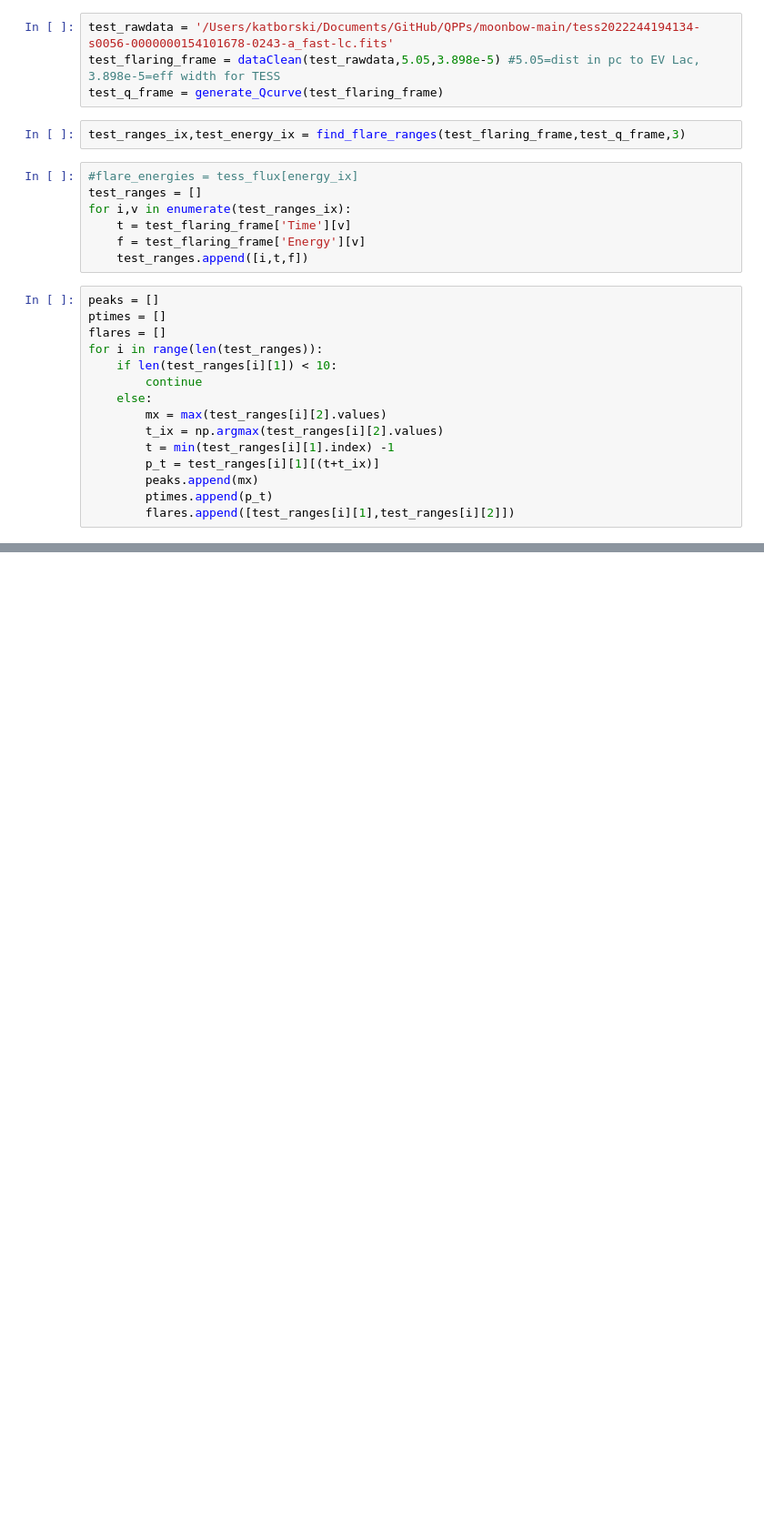
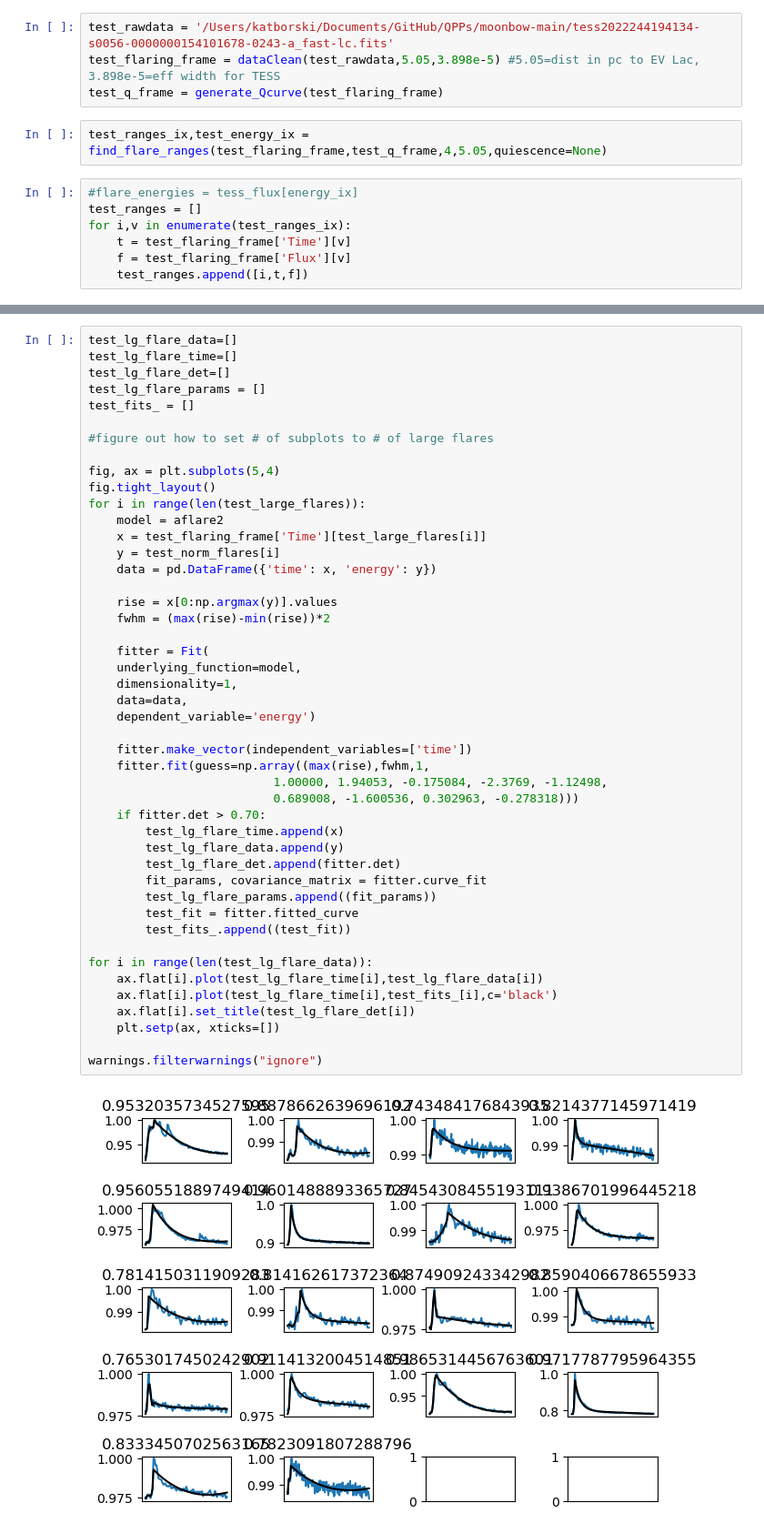
Before and after one commit to MillionConcepts/tess_swift_afpsc, a Jupyter notebook: QPPs/moonbow-main/moonbow/QPP_find.ipynb, the cells around one changed output, grey strips where cells are left out. Shown: that part at 91% size. Drawn from its saved outputs; the diff is of its cells as text; blank space fills up the shorter version.

```diff
--- a/QPPs/moonbow-main/moonbow/QPP_find.ipynb
+++ b/QPPs/moonbow-main/moonbow/QPP_find.ipynb
@@ -375,26 +362,11 @@ test_rawdata = '/Users/katborski/Documents/GitHub/QPPs/moonbow-main/tess20222441
 test_flaring_frame = dataClean(test_rawdata,5.05,3.898e-5) #5.05=dist in pc to EV Lac, 3.898e-5=eff width for TESS
 test_q_frame = generate_Qcurve(test_flaring_frame)
 # %%
-test_ranges_ix,test_energy_ix = find_flare_ranges(test_flaring_frame,test_q_frame,3)
+test_ranges_ix,test_energy_ix = find_flare_ranges(test_flaring_frame,test_q_frame,4,5.05,quiescence=None)
 # %%
 #flare_energies = tess_flux[energy_ix]
 test_ranges = []
 for i,v in enumerate(test_ranges_ix):
     t = test_flaring_frame['Time'][v]
-    f = test_flaring_frame['Energy'][v]
+    f = test_flaring_frame['Flux'][v]
     test_ranges.append([i,t,f])
-# %%
-peaks = []
-ptimes = []
-flares = []
-for i in range(len(test_ranges)):
-    if len(test_ranges[i][1]) < 10:
-        continue
-    else:
-        mx = max(test_ranges[i][2].values)
-        t_ix = np.argmax(test_ranges[i][2].values)
-        t = min(test_ranges[i][1].index) -1
-        p_t = test_ranges[i][1][(t+t_ix)]
-        peaks.append(mx)
-        ptimes.append(p_t)
-        flares.append([test_ranges[i][1],test_ranges[i][2]])
@@ -455,0 +399,48 @@ curve.iloc[ix_range[0]+1]['Time']-curve.iloc[ix_range[0]]['Time']) > 1000
+# %%
+test_lg_flare_data=[]
+test_lg_flare_time=[]
+test_lg_flare_det=[]
+test_lg_flare_params = []
+test_fits_ = []
+
+#figure out how to set # of subplots to # of large flares
+
+fig, ax = plt.subplots(5,4)
+fig.tight_layout()
+for i in range(len(test_large_flares)):
+    model = aflare2
+    x = test_flaring_frame['Time'][test_large_flares[i]]
+    y = test_norm_flares[i]
+    data = pd.DataFrame({'time': x, 'energy': y})
+
+    rise = x[0:np.argmax(y)].values
+    fwhm = (max(rise)-min(rise))*2
+
+    fitter = Fit(
+    underlying_function=model,
+    dimensionality=1,
+    data=data,
+    dependent_variable='energy')
+
+    fitter.make_vector(independent_variables=['time'])
+    fitter.fit(guess=np.array((max(rise),fwhm,1,
+                          1.00000, 1.94053, -0.175084, -2.3769, -1.12498,
+                          0.689008, -1.600536, 0.302963, -0.278318)))
+    if fitter.det > 0.70:
+        test_lg_flare_time.append(x)
+        test_lg_flare_data.append(y)
+        test_lg_flare_det.append(fitter.det)
+        fit_params, covariance_matrix = fitter.curve_fit
+        test_lg_flare_params.append((fit_params))
+        test_fit = fitter.fitted_curve
+        test_fits_.append((test_fit))
+
+for i in range(len(test_lg_flare_data)):
+    ax.flat[i].plot(test_lg_flare_time[i],test_lg_flare_data[i])
+    ax.flat[i].plot(test_lg_flare_time[i],test_fits_[i],c='black')
+    ax.flat[i].set_title(test_lg_flare_det[i])
+    plt.setp(ax, xticks=[])
+
+warnings.filterwarnings("ignore")
+# %% [output]
+[figure, added]
```
Also changed, not shown: parts of 25 cells of this notebook.
